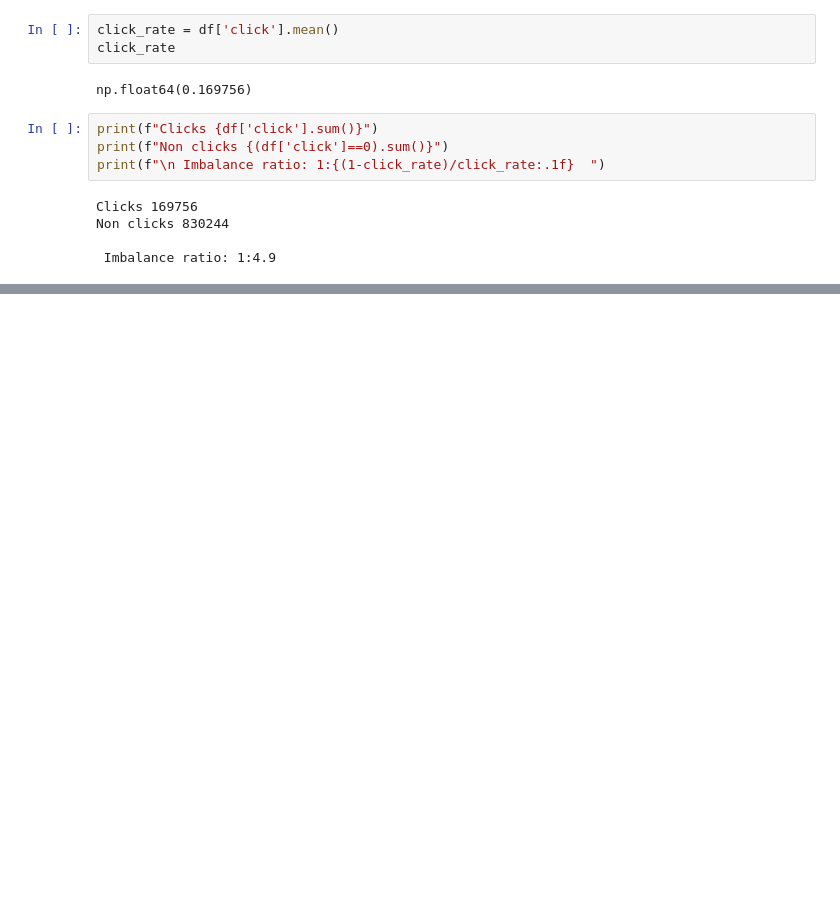
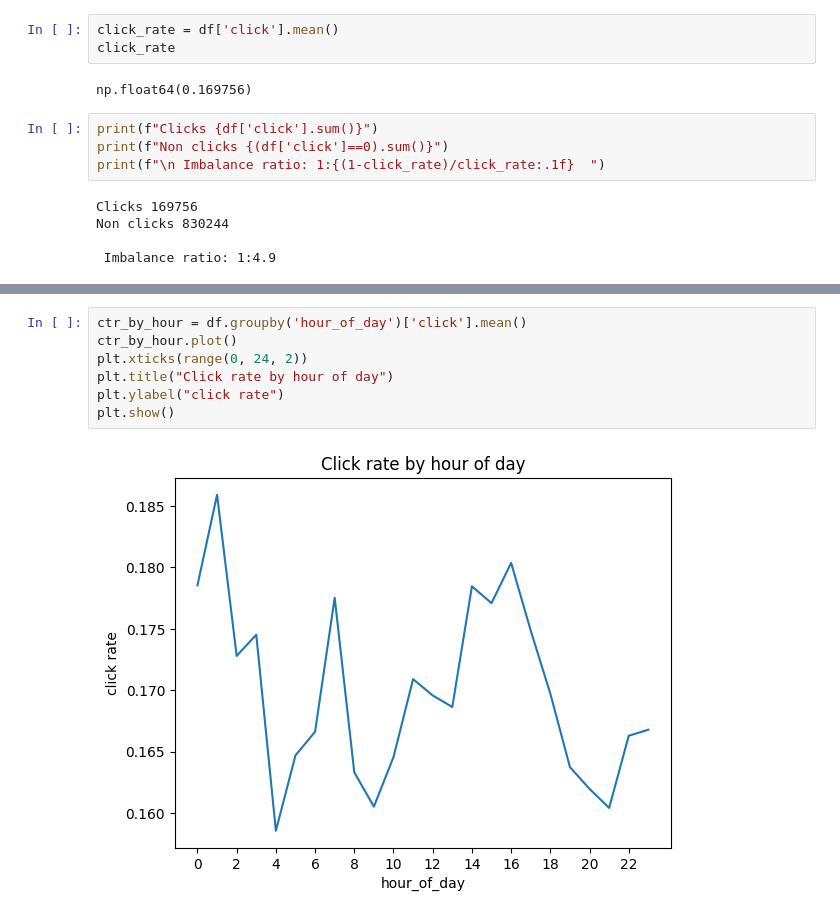
Before and after one commit to srinijamadireddy19/Click-Through-Rate-Prediction, a Jupyter notebook: ctr-prediction.ipynb, the cells around one changed output, grey strips where cells are left out. Cells and saved outputs as stored; diff of their text form; blank space fills up the shorter version.

```diff
--- a/ctr-prediction.ipynb
+++ b/ctr-prediction.ipynb
@@ -142,0 +171,9 @@ Non clicks 830244
+# %%
+ctr_by_hour = df.groupby('hour_of_day')['click'].mean()
+ctr_by_hour.plot()
+plt.xticks(range(0, 24, 2))
+plt.title("Click rate by hour of day")
+plt.ylabel("click rate")
+plt.show()
+# %% [output]
+[figure, added]
```
Also changed, not shown: parts of 15 cells of this notebook.
